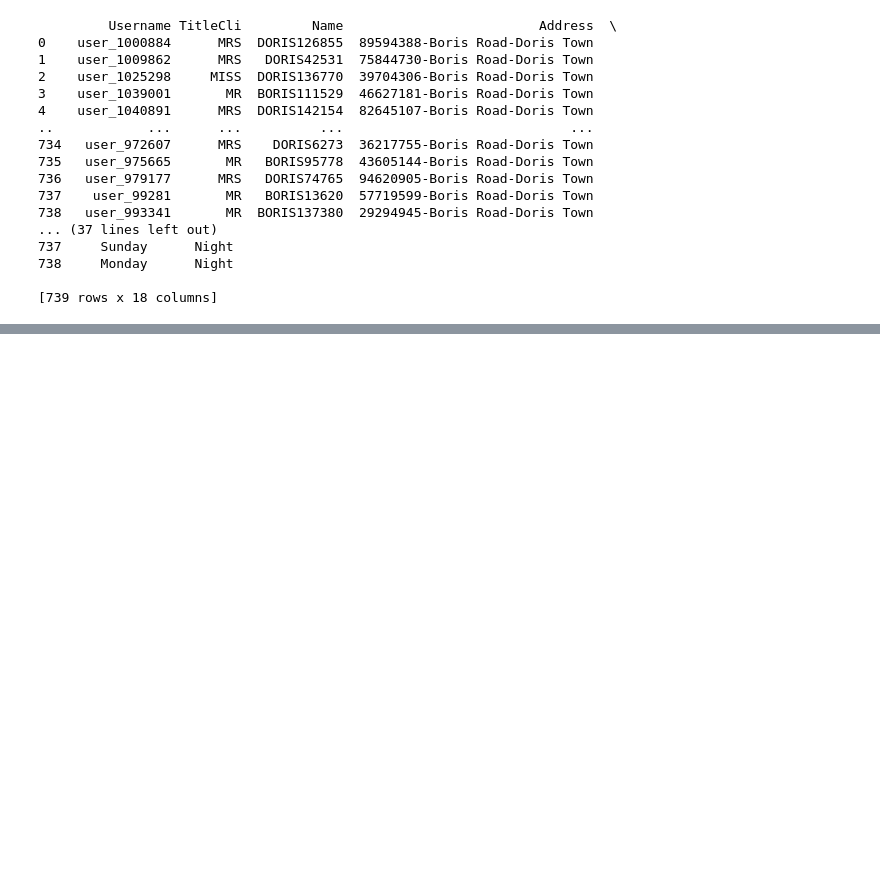
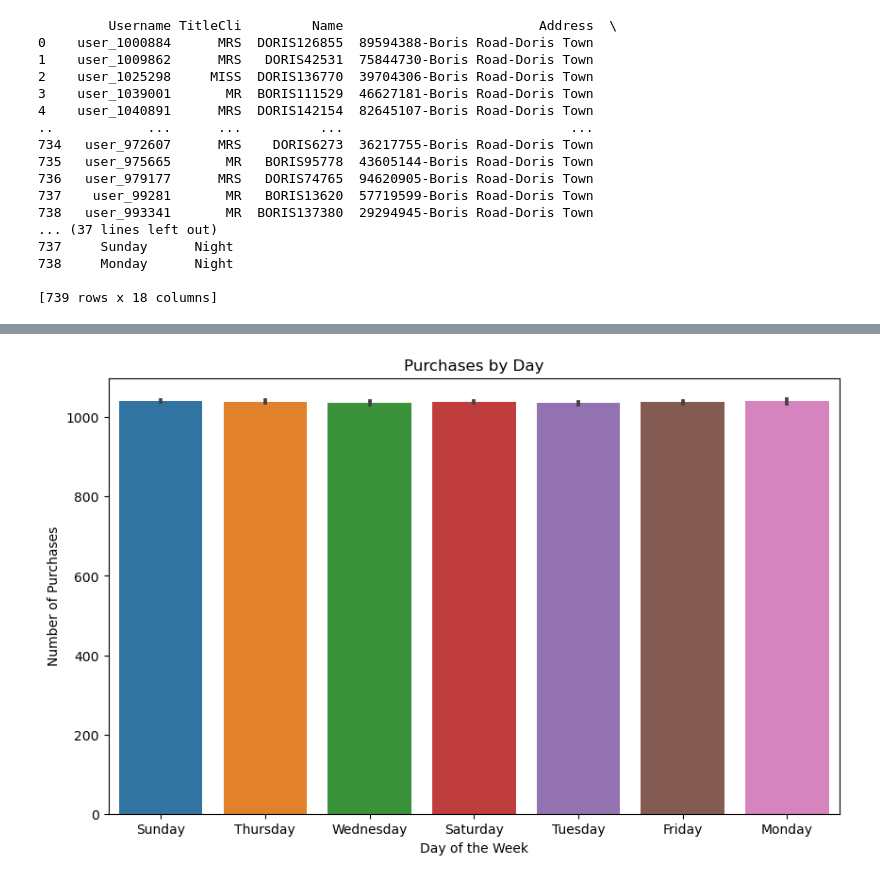
Before and after one commit to JoaoRFigueiredo/MEI-SIC, a Jupyter notebook: Ano1/MINDD/PL/aula2/ficha_2.ipynb, the cells around one changed output, grey strips where cells are left out. Drawn from its saved outputs; the diff is of its cells as text; code cells hidden in the pictures; blank space fills up the shorter version.

```diff
--- a/Ano1/MINDD/PL/aula2/ficha_2.ipynb
+++ b/Ano1/MINDD/PL/aula2/ficha_2.ipynb
@@ -276,3 +276,23 @@ print(df)
 738     Monday      Night
 
 [739 rows x 18 columns]
+# %%
+#4.3
+def price_range(price):
+    valueRange = Max_price-Min_price
+    third = valueRange/3
+    if Min_price <= price < Min_price+third:
+        return 'Low'
+    elif Min_price+third <= price < Min_price+2*third:
+        return 'Medium'
+    else:
+        return 'High'
+
+
+
+Min_price = df['Price'].min()
+Max_price = df['Price'].max()
+
+df['PriceRange'] = df['Price'].apply(price_range)
+
+print(df)
@@ -278,0 +317,12 @@ print(df)
+# %%
+#4.4
+def classify_age(age):
+    if age < 30:
+        return 'Young'
+    elif 30 <= age < 70:
+        return 'Middle-aged'
+    else:
+        return 'Elderly'
+
+df['AgeRange'] = df['Age'].apply(classify_age)
+print(df)
@@ -278,0 +349,10 @@ print(df)
+# %%
+#5.1
+plt.figure(figsize=(10, 6))
+sns.barplot(data = df, x='DayOfWeek', y='Product_ID')
+plt.title('Purchases by Day')
+plt.ylabel('Number of Purchases')
+plt.xlabel('Day of the Week')
+plt.show()
+# %% [output]
+[figure, added]
```
Also changed, not shown: parts of 8 cells of this notebook, 1 other file.
